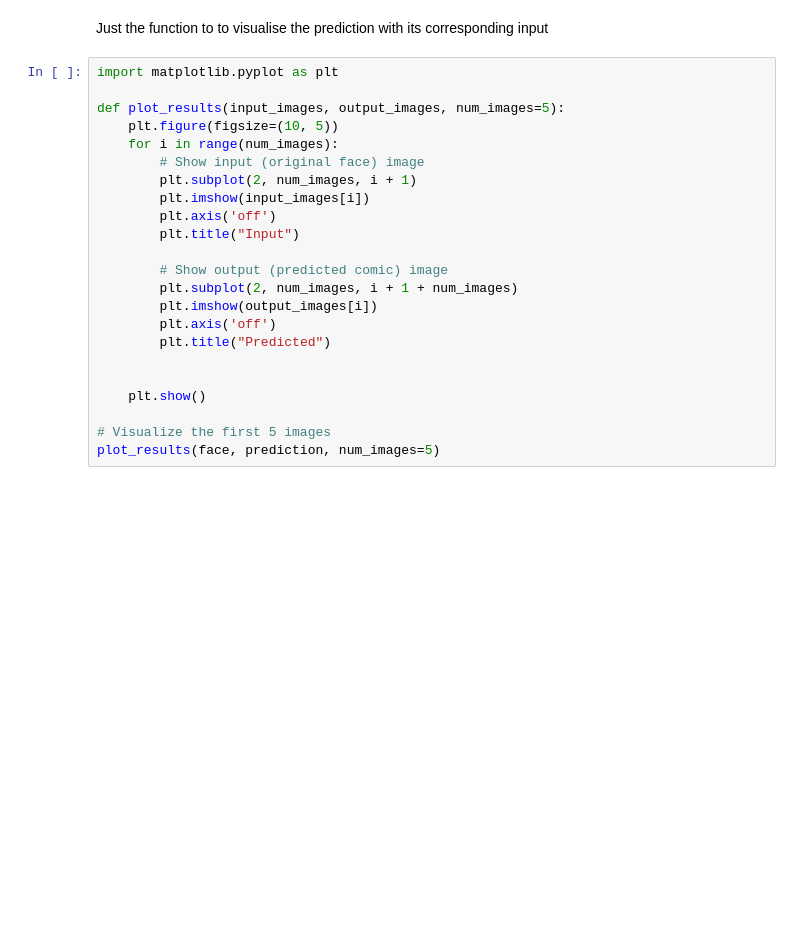
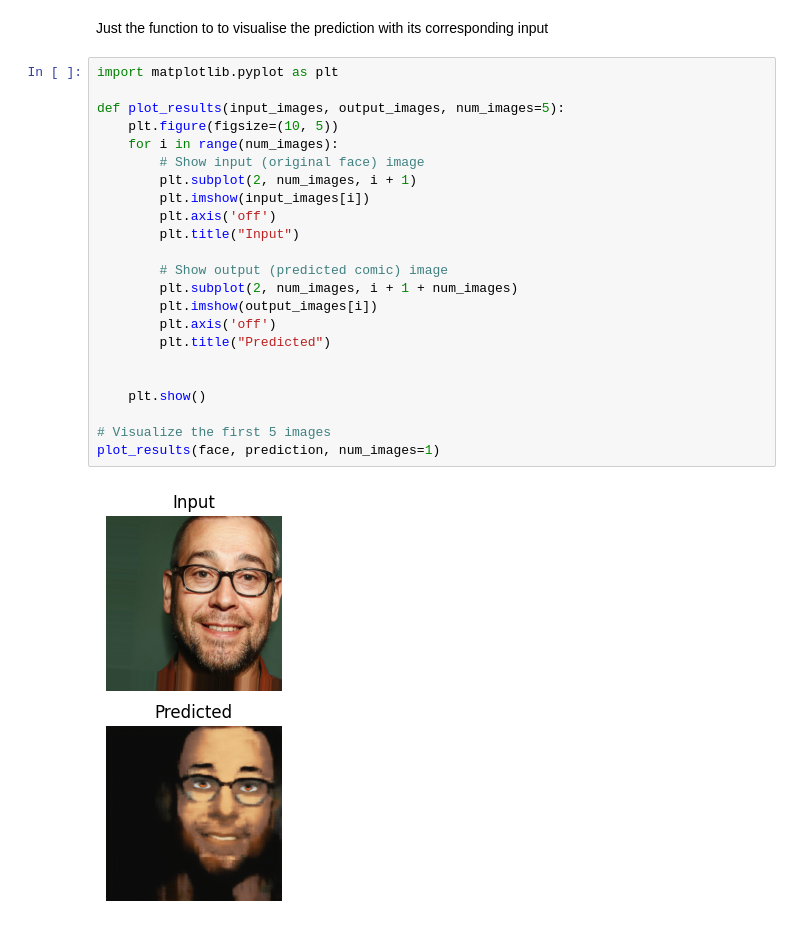
Before and after one commit to raichu03/photo2comic, a Jupyter notebook: test_model.ipynb, the cells around one changed output. Drawn from its saved outputs; the diff is of its cells as text; blank space fills up the shorter version.

```diff
--- a/test_model.ipynb
+++ b/test_model.ipynb
@@ -11,23 +35,25 @@ Just the function to to visualise the prediction with its corresponding input
 # %%
 import matplotlib.pyplot as plt
 
 def plot_results(input_images, output_images, num_images=5):
     plt.figure(figsize=(10, 5))
     for i in range(num_images):
         # Show input (original face) image
         plt.subplot(2, num_images, i + 1)
         plt.imshow(input_images[i])
         plt.axis('off')
         plt.title("Input")
 
         # Show output (predicted comic) image
         plt.subplot(2, num_images, i + 1 + num_images)
         plt.imshow(output_images[i])
         plt.axis('off')
         plt.title("Predicted")
 
 
     plt.show()
 
 # Visualize the first 5 images
-plot_results(face, prediction, num_images=5)
+plot_results(face, prediction, num_images=1)
+# %% [output]
+[figure, added]
```
Also changed, not shown: parts of 2 cells of this notebook, 4 other files.
